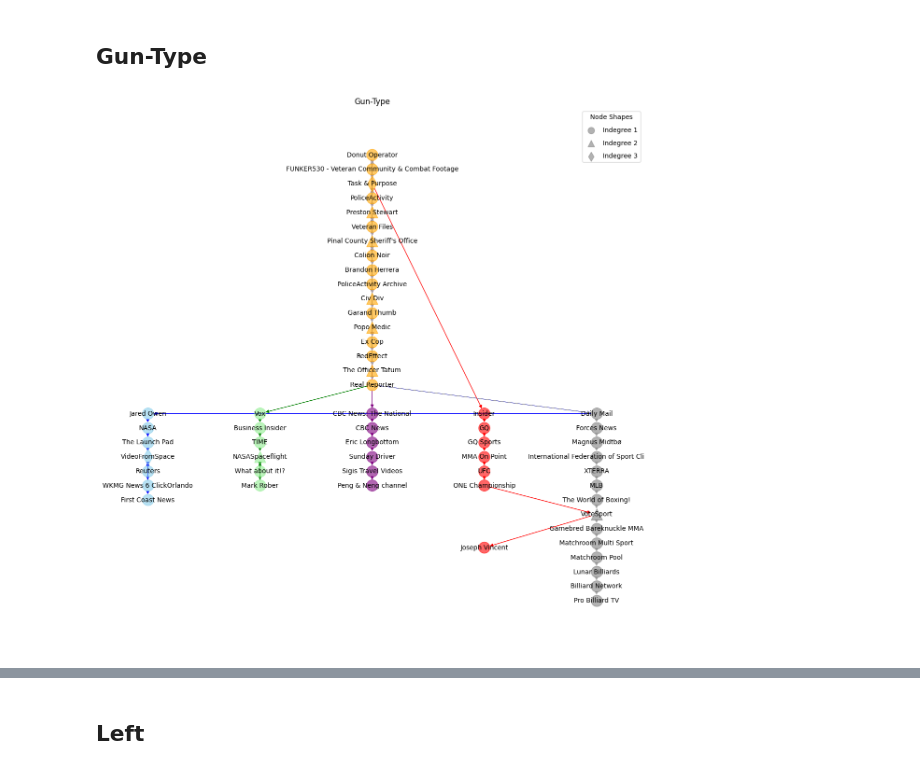
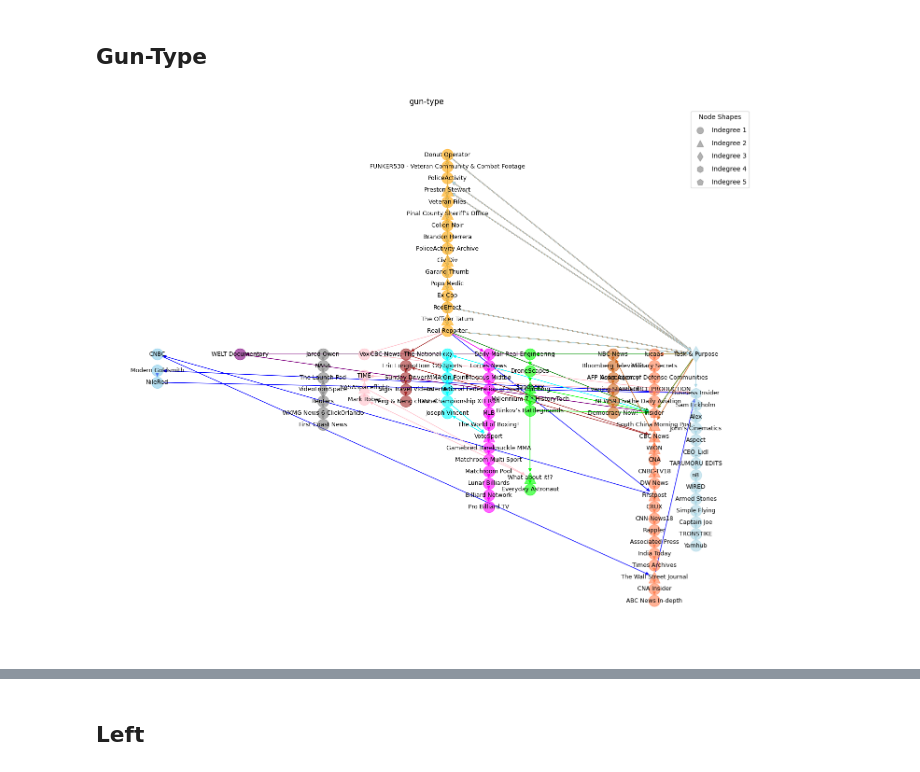
Before and after one commit to tiaguinho-code/ans-project, a Jupyter notebook: data/plot.ipynb, the cells around one changed output, grey strips where cells are left out. Saved outputs shown, nothing was run; the diff lists cells and outputs as text; code cells hidden in the pictures.

Commit message:
Selected paths, Add travel italy, fixed plot function

```diff
--- a/data/plot.ipynb
+++ b/data/plot.ipynb
@@ -144,9 +213,6 @@ def visualize_network_graph(base_path, runs,plotname):
 # %% [markdown]
 ## Gun-Type
 # %%
-base_path = '/mnt/c/Users/User/Documents/GitHub/ans-project/select_runs/Gun-type/'
-runs = [ 'run216.csv', 'run219.csv', 'run220.csv', 'run221.csv', 'run222.csv']
-name='Gun-Type'
-visualize_network_graph(base_path, runs, name)
+visualize_network_graph('/mnt/c/Users/User/Documents/GitHub/ans-project/select_runs/gun-type', "gun-type")
 # %% [output]
-[figure, old version]
+[figure, new version]
```
Also changed, not shown: parts of 24 cells of this notebook, 44 other files.
